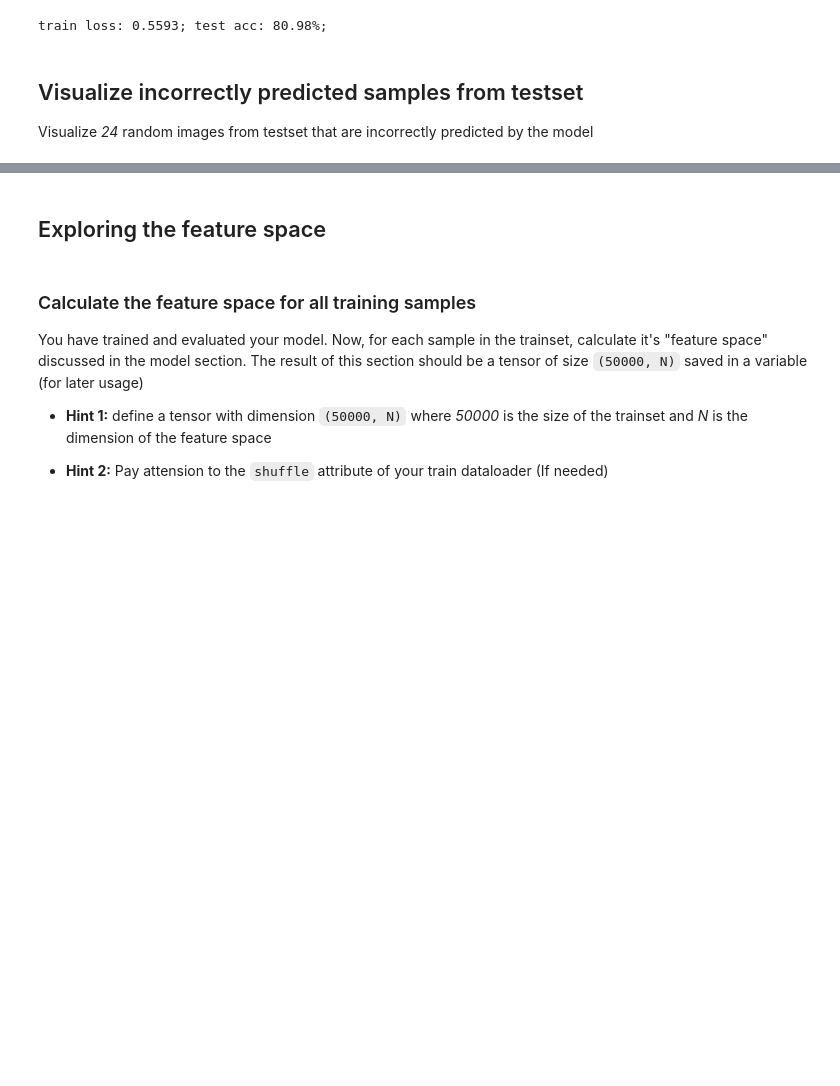
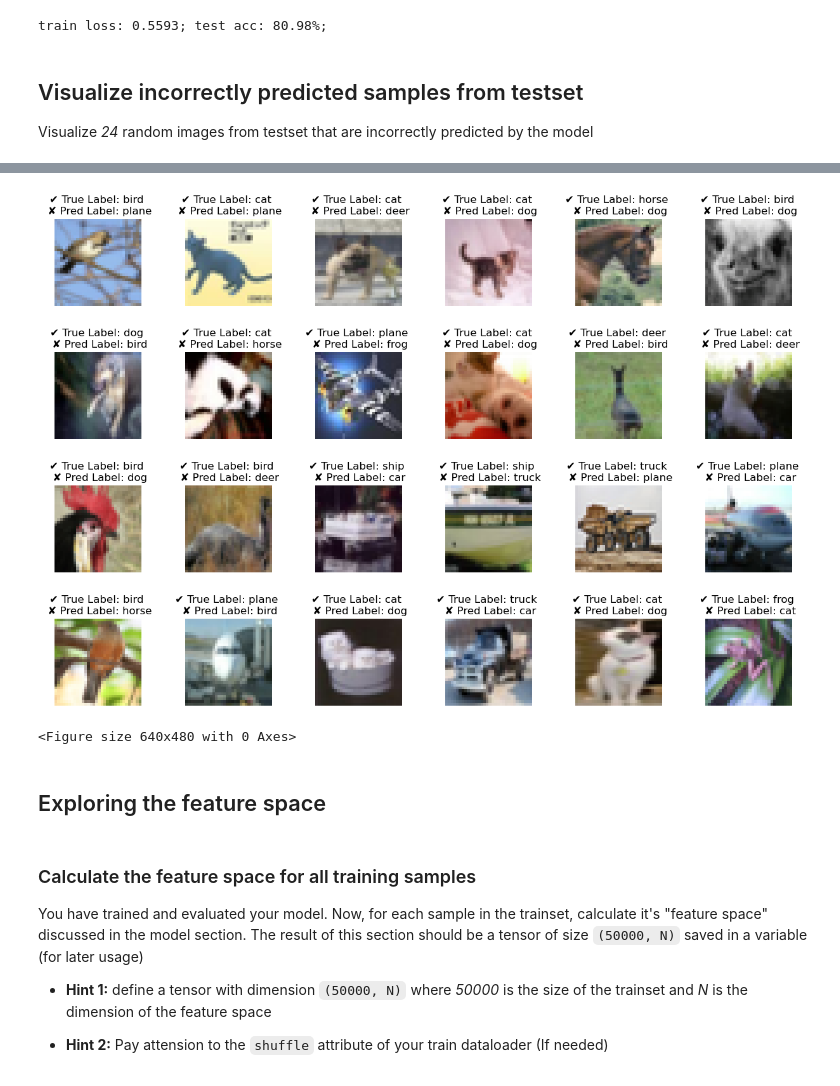
Before and after one commit to MehdiJmlkh/Deep-Learning-Course-Homeworks-S2024, a Jupyter notebook: HW2/CIFAR10_Classification_And_Colorization.ipynb, the cells around one changed output, grey strips where cells are left out. Saved outputs shown, nothing was run; the diff lists cells and outputs as text; code cells hidden in the pictures; blank space fills up the shorter version.

```diff
--- a/HW2/CIFAR10_Classification_And_Colorization.ipynb
+++ b/HW2/CIFAR10_Classification_And_Colorization.ipynb
@@ -86,8 +87,9 @@ class UnNormalize(object):
         Returns:
             Tensor: Normalized image.
         """
-        tensor = tensor * self.std + self.mean
-        return tensor
+        for i in range(len(self.mean)):
+            tensor[i, :, :] = tensor[i, :, :] * self.std[i] + self.mean[i]
+        return torch.clamp(tensor, min=0, max=255)
 
 norminv = UnNormalize(mean=(0.4914, 0.4822, 0.4465), std=(0.2023, 0.1994, 0.2010))
 # %%
@@ -382,7 +383,7 @@ plt.show()
 
 Test your trained model (using the Test Dataloader that you have). Our goal is to reach an accuracy above `80%`
 # %%
-test_loss, test_acc, incorrects = eval_epoch(net, criterion, testloader, test_mode=True)
+test_loss, test_acc, incorrects, y, pred_y = eval_epoch(net, criterion, testloader, test_mode=True)
 print(f"train loss:{test_loss: .4f}; test acc:{test_acc: .2f}%;")
 # %% [output]
 train loss: 0.5593; test acc: 80.98%;
@@ -396,3 +394,18 @@ Visualize *24* random images from testset that are incorrectly predicted by the
+# %%
+indexes = np.random.randint(0 , len(incorrects), 24)
+plt.figure(figsize=(15, 10))
+plt.subplots_adjust(wspace=0.5, hspace=0.5)
+
+for i, idx in enumerate(indexes):
+    plt.subplot(4, 6, i + 1)
+    plt.imshow(norminv(incorrects[idx]).permute(1, 2, 0))
+    plt.title(f"\u2714 True Label: {classes[int(y[idx])]} \n \u2718 Pred Label: {classes[int(pred_y[idx])]}")
+    plt.axis('off')
+plt.show()
+plt.tight_layout()
+# %% [output]
+[figure, added]
+<Figure size 640x480 with 0 Axes>
 # %% [markdown]
 ## Exploring the feature space
 # %% [markdown]
```
Also changed, not shown: parts of 36 cells of this notebook.
